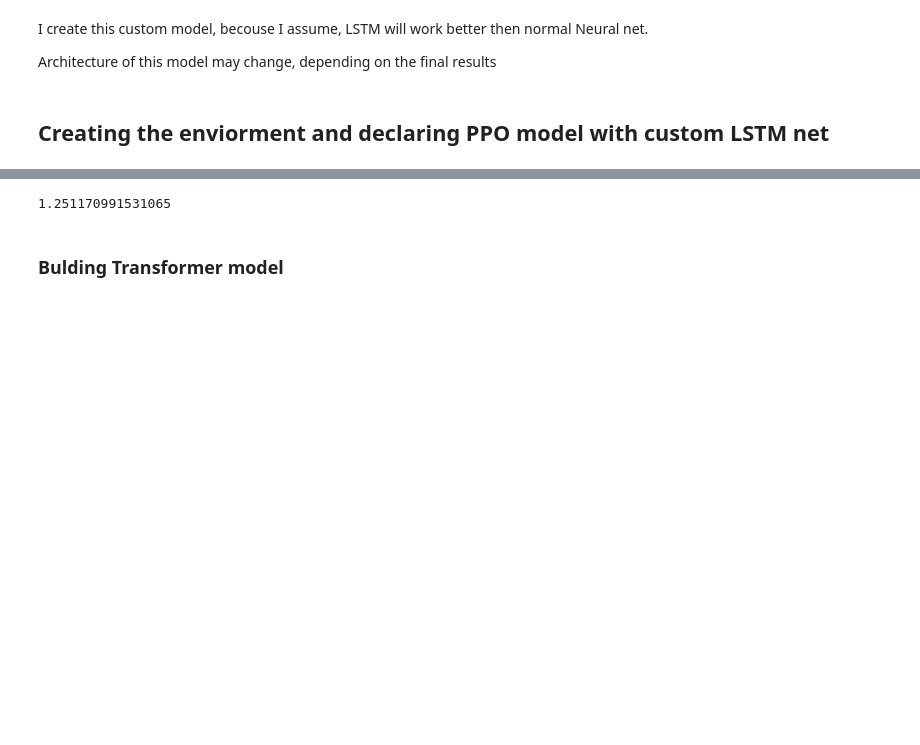
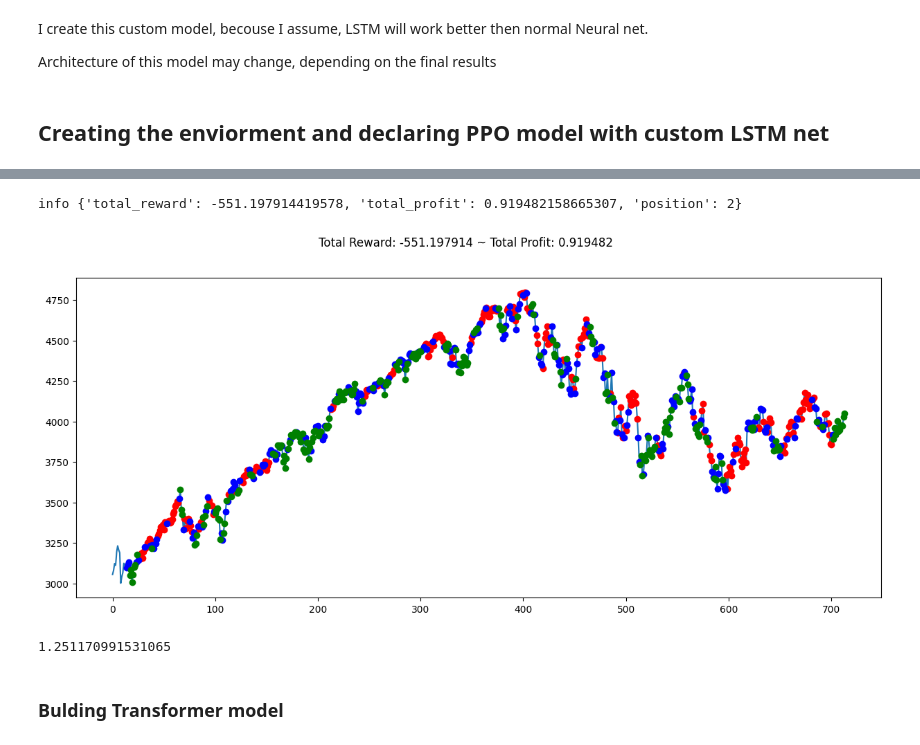
Before and after one commit to GrayMan124/Reinforment_Learning_Procjets, a Jupyter notebook: Stock_trading_bot/N225_Index_trading.ipynb, the cells around one changed output, grey strips where cells are left out. Cells and saved outputs as stored; diff of their text form; code cells hidden in the pictures; blank space fills up the shorter version.

```diff
--- a/Stock_trading_bot/N225_Index_trading.ipynb
+++ b/Stock_trading_bot/N225_Index_trading.ipynb
@@ -297,19 +297,22 @@ Compile with `TORCH_USE_CUDA_DSA` to enable device-side assertions.
 # %%
-env = StocksEnv(df = df, frame_bound=(5014,5300), window_size = 14,bid_percent=0.0002)
+env = StocksEnv(df = df, frame_bound=(2600,3300), window_size = 14,bid_percent=0.0002)
 obs = env.reset()
 while True:
     # obs = obs[np.newaxis, ...]
     # print(obs.shape)
     action, _states = model.predict(obs)
     obs,rewards,done,info = env.step(action)
     if done:
         print("info",info)
         break
 
 plt.figure(figsize=(15,6))
 plt.cla()
 env.render_all()
 plt.show()
+# %% [output]
+info {'total_reward': -551.197914419578, 'total_profit': 0.919482158665307, 'position': 2}
+[figure, added]
 # %%
 df.iloc[5300].Close/df.iloc[5014].Close
 # %% [output]
```
Also changed, not shown: parts of 4 cells of this notebook.
